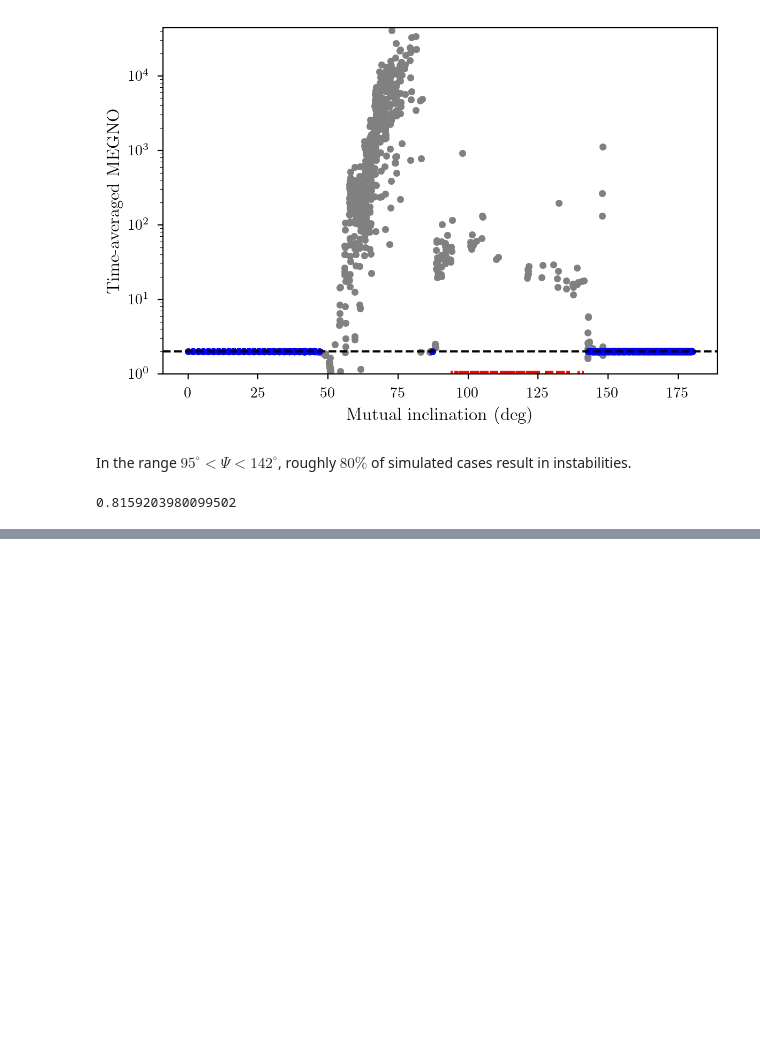
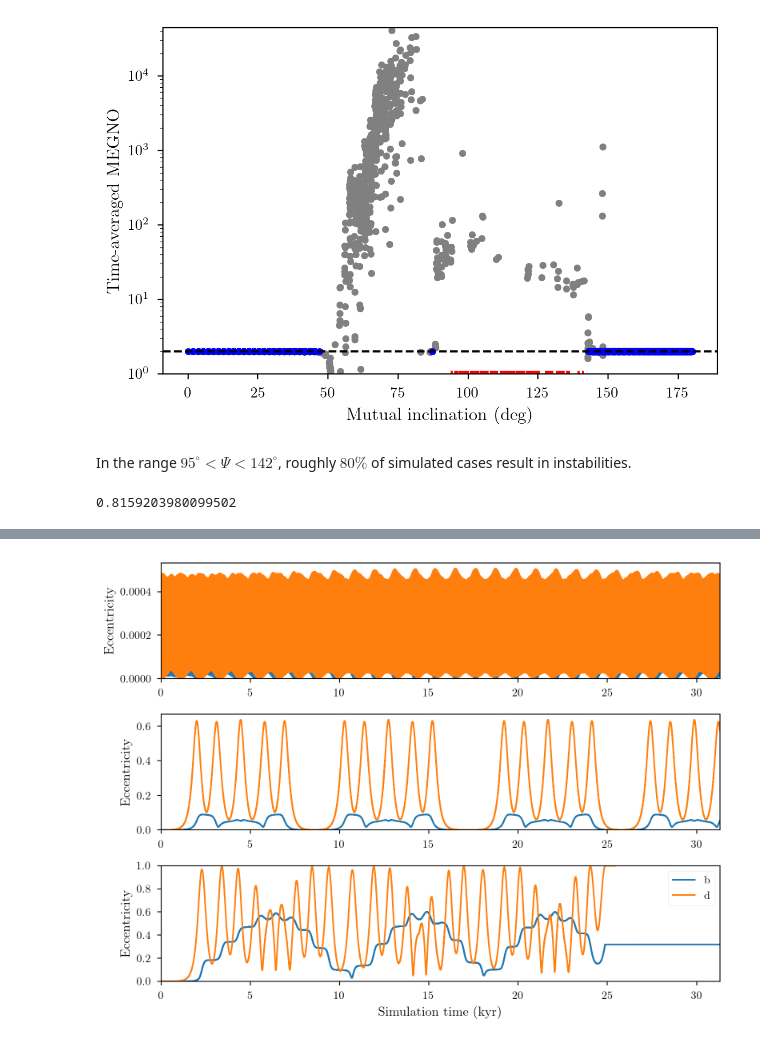
Before and after one commit to jrlivesey/ProximaStability, a Jupyter notebook: stability-maps/Proxima-MEGNO.ipynb, the cells around one changed output, grey strips where cells are left out. Saved outputs shown, nothing was run; the diff lists cells and outputs as text; code cells hidden in the pictures; blank space fills up the shorter version.

```diff
--- a/stability-maps/Proxima-MEGNO.ipynb
+++ b/stability-maps/Proxima-MEGNO.ipynb
@@ -450,0 +583,21 @@ num_eject / (num_eject + num_chaos)
+# %%
+norm = 2. * np.pi * 1000. # conversion from REBOUND time units into kyr
+
+fig, ax = plt.subplots(3, 1, figsize=(8, 6), dpi=200)
+ax[0].plot(inc_stable_sim['time']/norm, inc_stable_sim['b_ecc'], label='b')
+ax[0].plot(inc_stable_sim['time']/norm, inc_stable_sim['d_ecc'], label='d')
+ax[1].plot(inc_chaotic_sim['time']/norm, inc_chaotic_sim['b_ecc'], label='b')
+ax[1].plot(inc_chaotic_sim['time']/norm, inc_chaotic_sim['d_ecc'], label='d')
+ax[2].plot(inc_unstable_sim['time']/norm, inc_unstable_sim['b_ecc'], label='b')
+ax[2].plot(inc_unstable_sim['time']/norm, inc_unstable_sim['d_ecc'], label='d')
+for a in ax:
+    a.set_xlim(left=0.)
+    a.set_xlim(right=max(inc_stable_sim['time']/norm))
+    a.set_ylim(bottom=0.)
+    a.set_ylabel('Eccentricity')
+ax[2].set_ylim(top=1)
+ax[2].set_xlabel('Simulation time (kyr)')
+ax[2].legend(loc=0);
+fig.savefig('evols-d5b2-d20b30-d10b100.pdf', bbox_inches='tight')
+# %% [output]
+[figure, added]
```
Also changed, not shown: parts of 8 cells of this notebook, 1 other file.
